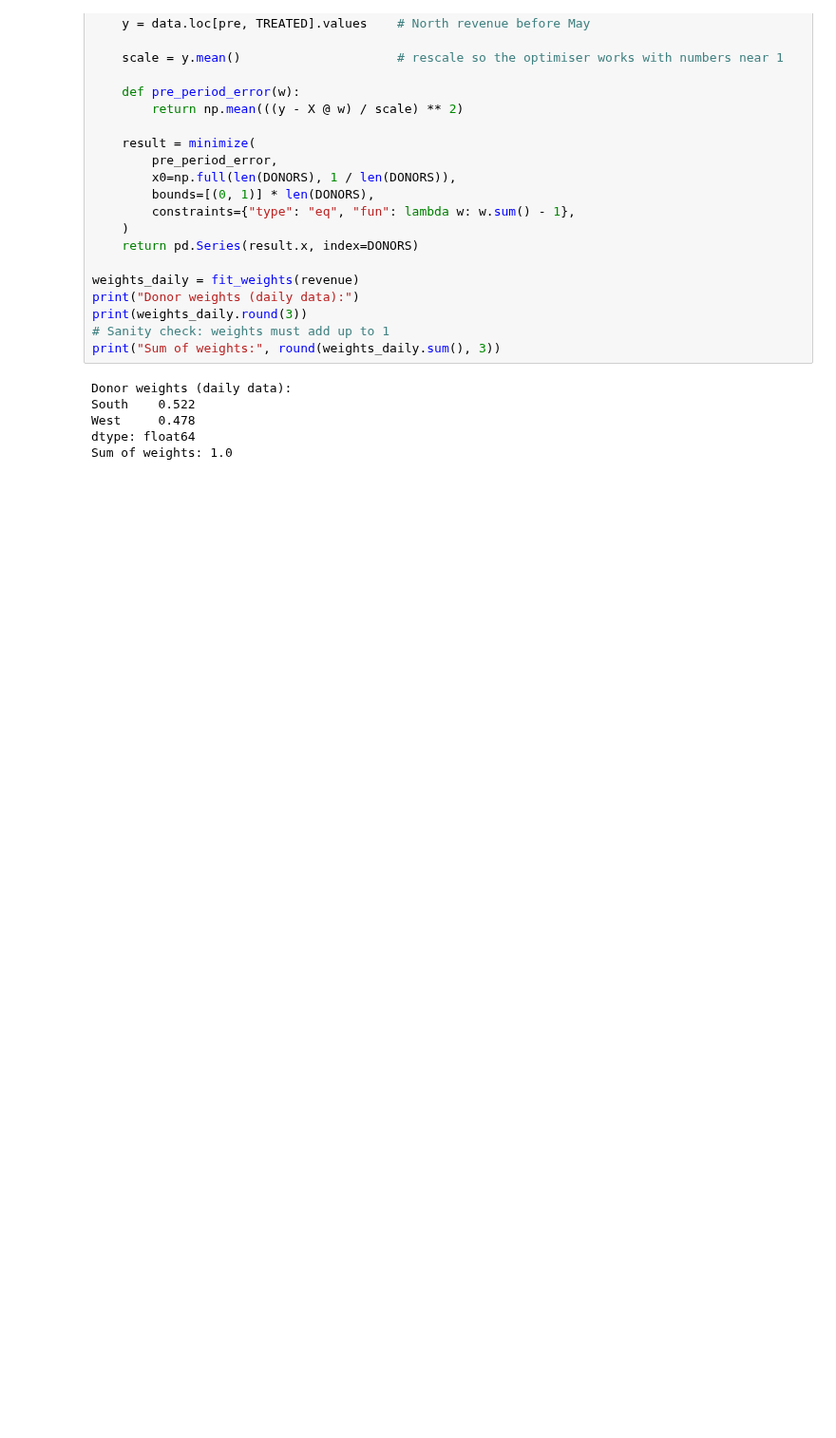
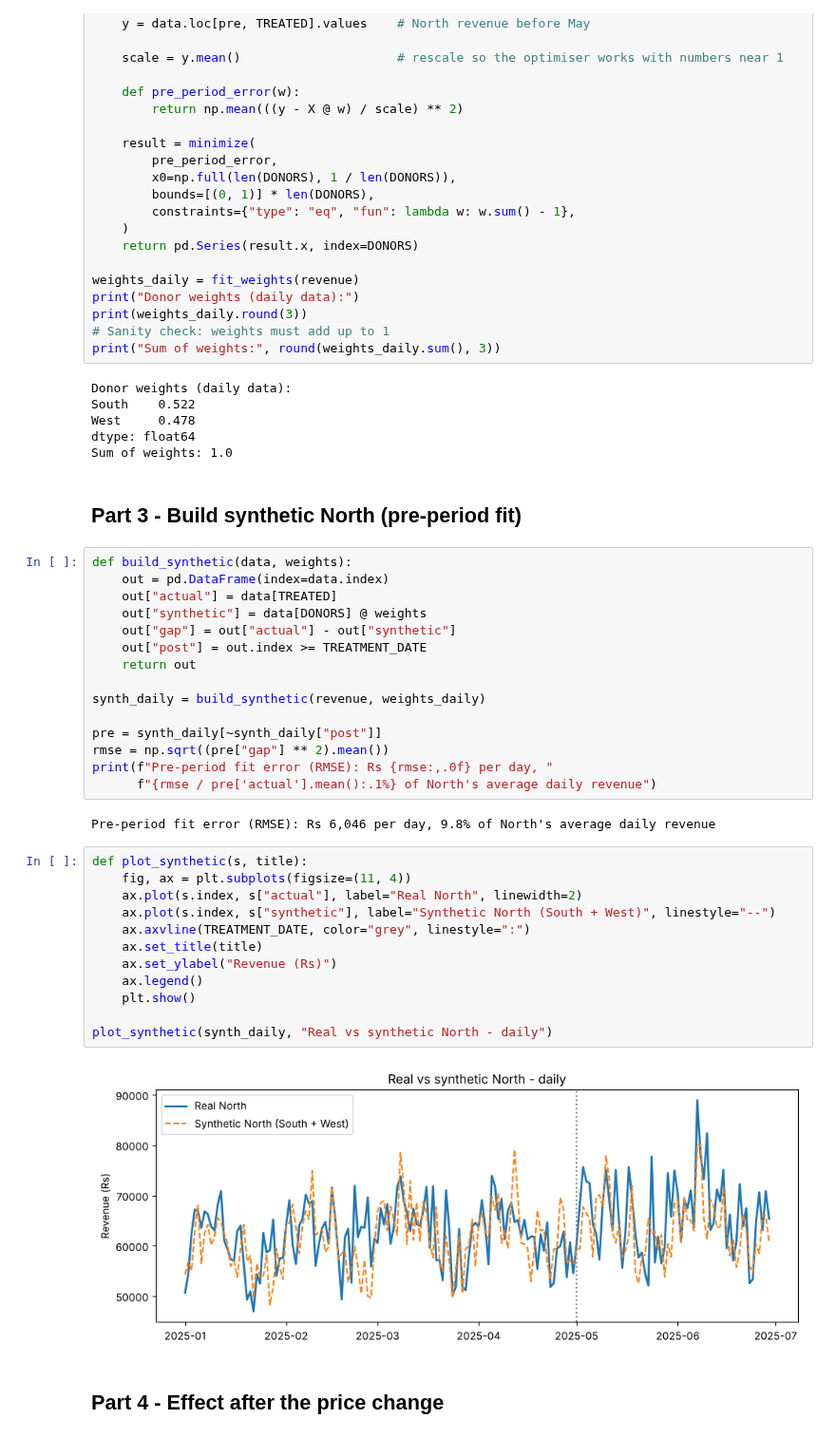
Before and after one commit to rharishwar6-hash/causal-inference-synthetic-control-pricing, a Jupyter notebook: 03_synthetic_control.ipynb, the cells around one changed output. Shown at 95% size. Cells and saved outputs as stored; diff of their text form; blank space fills up the shorter version.

Commit message:
fix(synth): update notebook with parts 3-4

```diff
--- a/03_synthetic_control.ipynb
+++ b/03_synthetic_control.ipynb
@@ -81,3 +81,38 @@ South    0.522
 West     0.478
 dtype: float64
 Sum of weights: 1.0
+# %% [markdown]
+## Part 3 - Build synthetic North (pre-period fit)
+# %%
+def build_synthetic(data, weights):
+    out = pd.DataFrame(index=data.index)
+    out["actual"] = data[TREATED]
+    out["synthetic"] = data[DONORS] @ weights
+    out["gap"] = out["actual"] - out["synthetic"]
+    out["post"] = out.index >= TREATMENT_DATE
+    return out
+
+synth_daily = build_synthetic(revenue, weights_daily)
+
+pre = synth_daily[~synth_daily["post"]]
+rmse = np.sqrt((pre["gap"] ** 2).mean())
+print(f"Pre-period fit error (RMSE): Rs {rmse:,.0f} per day, "
+      f"{rmse / pre['actual'].mean():.1%} of North's average daily revenue")
+# %% [output]
+Pre-period fit error (RMSE): Rs 6,046 per day, 9.8% of North's average daily revenue
+# %%
+def plot_synthetic(s, title):
+    fig, ax = plt.subplots(figsize=(11, 4))
+    ax.plot(s.index, s["actual"], label="Real North", linewidth=2)
+    ax.plot(s.index, s["synthetic"], label="Synthetic North (South + West)", linestyle="--")
+    ax.axvline(TREATMENT_DATE, color="grey", linestyle=":")
+    ax.set_title(title)
+    ax.set_ylabel("Revenue (Rs)")
+    ax.legend()
+    plt.show()
+
+plot_synthetic(synth_daily, "Real vs synthetic North - daily")
+# %% [output]
+[figure, added]
+# %% [markdown]
+## Part 4 - Effect after the price change
```
Also changed, not shown: parts of 2 cells of this notebook.
